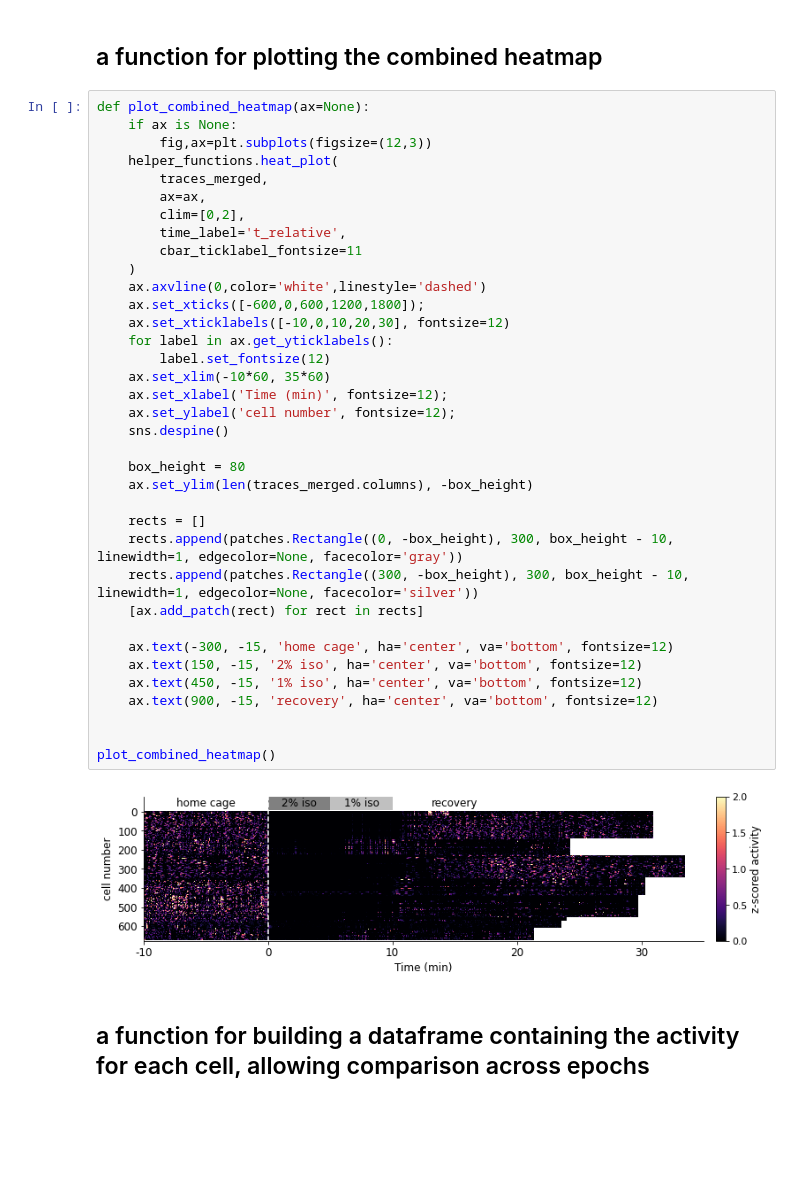
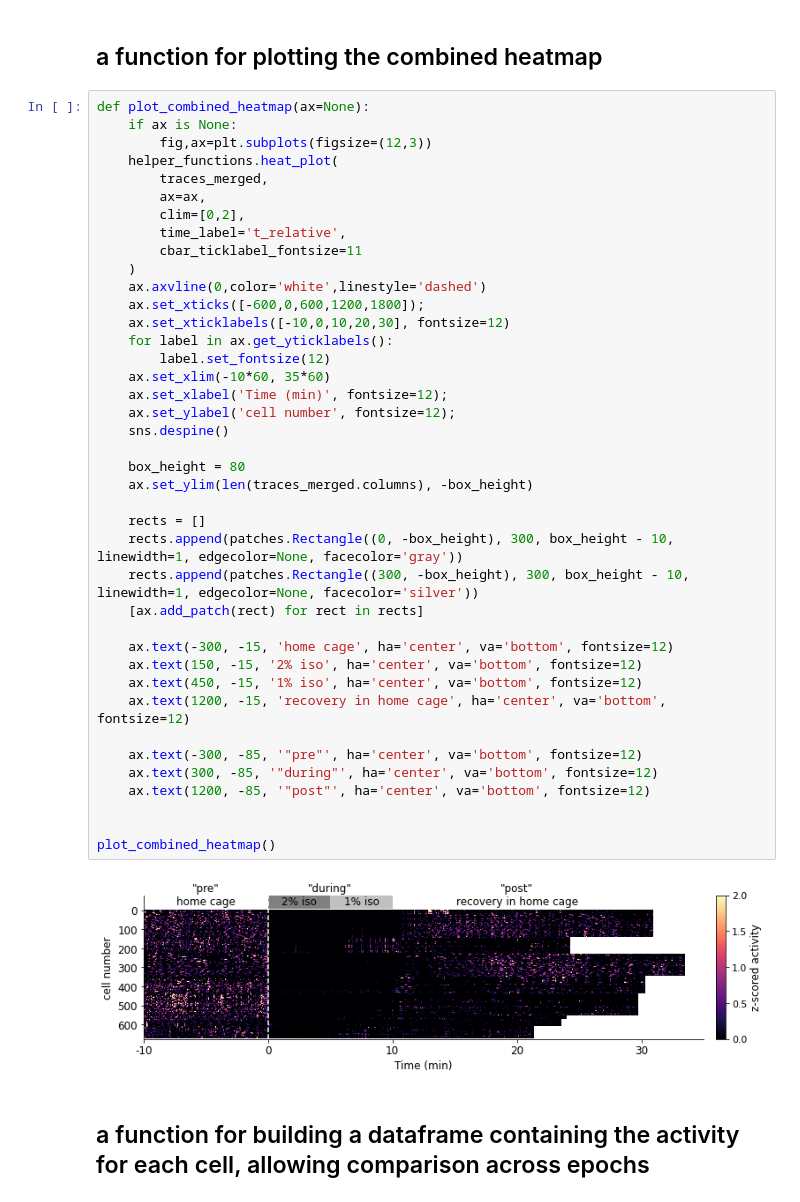
Before and after one commit to AllenInstitute/claustrum_imaging_manuscript, a Jupyter notebook: figure_2/figure_2.ipynb, the cells around one changed output. Drawn from its saved outputs; the diff is of its cells as text; blank space fills up the shorter version.

```diff
--- a/figure_2/figure_2.ipynb
+++ b/figure_2/figure_2.ipynb
@@ -77,35 +77,39 @@ def plot_combined_heatmap(ax=None):
         ax=ax,
         clim=[0,2],
         time_label='t_relative',
         cbar_ticklabel_fontsize=11
     )
     ax.axvline(0,color='white',linestyle='dashed')
     ax.set_xticks([-600,0,600,1200,1800]);
     ax.set_xticklabels([-10,0,10,20,30], fontsize=12)
     for label in ax.get_yticklabels():
         label.set_fontsize(12)
     ax.set_xlim(-10*60, 35*60)
     ax.set_xlabel('Time (min)', fontsize=12);
     ax.set_ylabel('cell number', fontsize=12);
     sns.despine()
 
     box_height = 80
     ax.set_ylim(len(traces_merged.columns), -box_height)
 
     rects = []
     rects.append(patches.Rectangle((0, -box_height), 300, box_height - 10, linewidth=1, edgecolor=None, facecolor='gray'))
     rects.append(patches.Rectangle((300, -box_height), 300, box_height - 10, linewidth=1, edgecolor=None, facecolor='silver'))
     [ax.add_patch(rect) for rect in rects]
 
     ax.text(-300, -15, 'home cage', ha='center', va='bottom', fontsize=12)
     ax.text(150, -15, '2% iso', ha='center', va='bottom', fontsize=12)
     ax.text(450, -15, '1% iso', ha='center', va='bottom', fontsize=12)
-    ax.text(900, -15, 'recovery', ha='center', va='bottom', fontsize=12)
+    ax.text(1200, -15, 'recovery in home cage', ha='center', va='bottom', fontsize=12)
+
+    ax.text(-300, -85, '"pre"', ha='center', va='bottom', fontsize=12)
+    ax.text(300, -85, '"during"', ha='center', va='bottom', fontsize=12)
+    ax.text(1200, -85, '"post"', ha='center', va='bottom', fontsize=12)
 
 
 plot_combined_heatmap()
 # %% [output]
-[figure, old version]
+[figure, new version]
 # %% [markdown]
 ## a function for building a dataframe containing the activity for each cell, allowing comparison across epochs
 # %%
```
Also changed, not shown: parts of 1 cell of this notebook, 8 other files.
